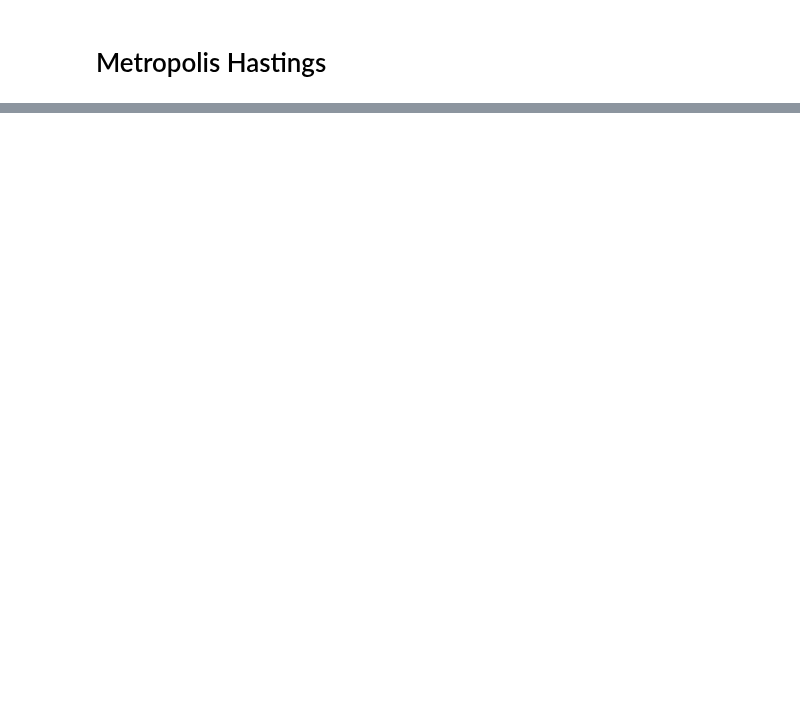
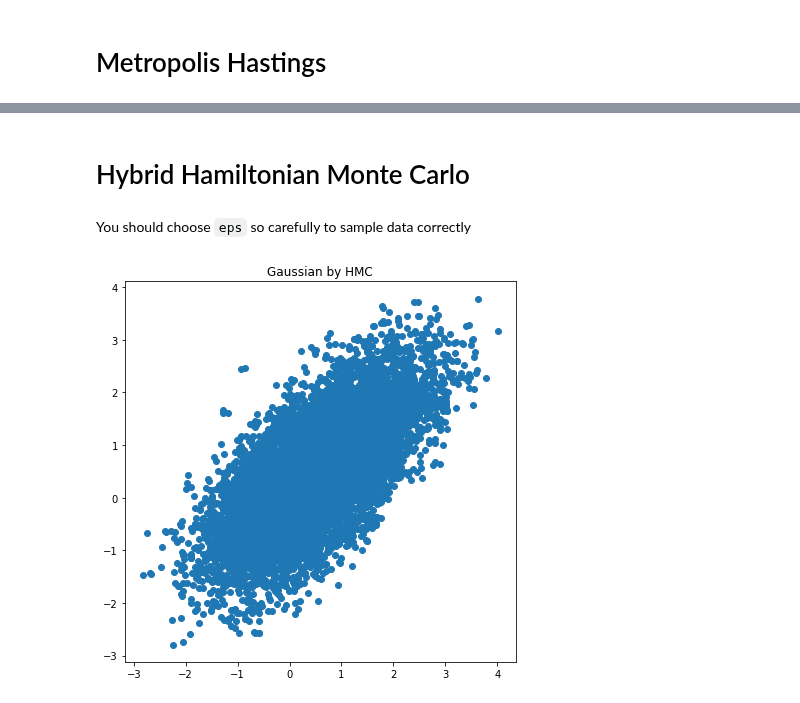
Before and after one commit to negRhlk/PRML, a Jupyter notebook: short_notebook/chapter11_short_ver.ipynb, the cells around one changed output, grey strips where cells are left out. Cells and saved outputs as stored; diff of their text form; code cells hidden in the pictures; blank space fills up the shorter version.

```diff
--- a/short_notebook/chapter11_short_ver.ipynb
+++ b/short_notebook/chapter11_short_ver.ipynb
@@ -189,0 +191,13 @@ plt.show()
+# %% [markdown]
+# Hybrid Hamiltonian Monte Carlo
+# %% [markdown]
+You should choose `eps` so carefully to sample data correctly
+# %%
+hmc = HybridMonteCarlo(p,2,eps=9e-1)
+X = hmc.sampling(n=10000)
+fig,ax = plt.subplots(1,1,figsize=(7,7))
+ax.scatter(X[:,0],X[:,1])
+ax.set_title("Gaussian by HMC")
+plt.show()
+# %% [output]
+[figure, added]
```
Also changed, not shown: parts of 9 cells of this notebook, 1 other file.
